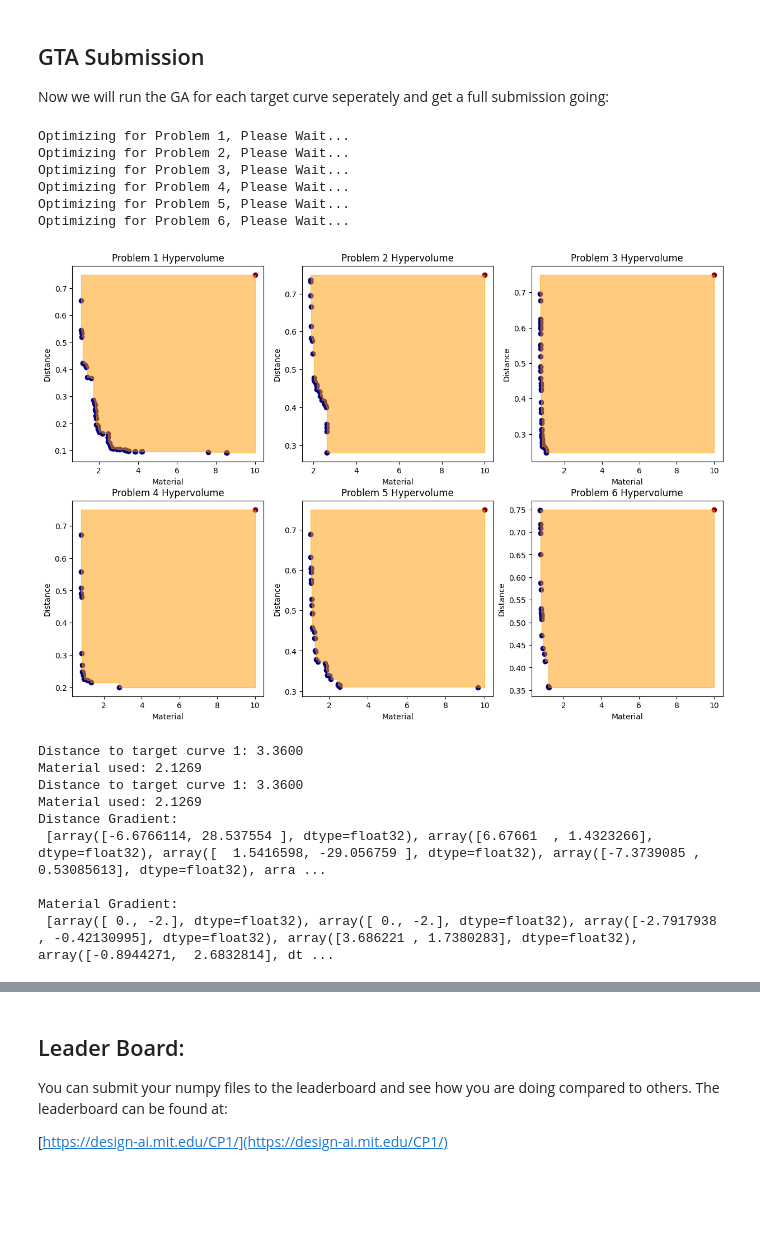
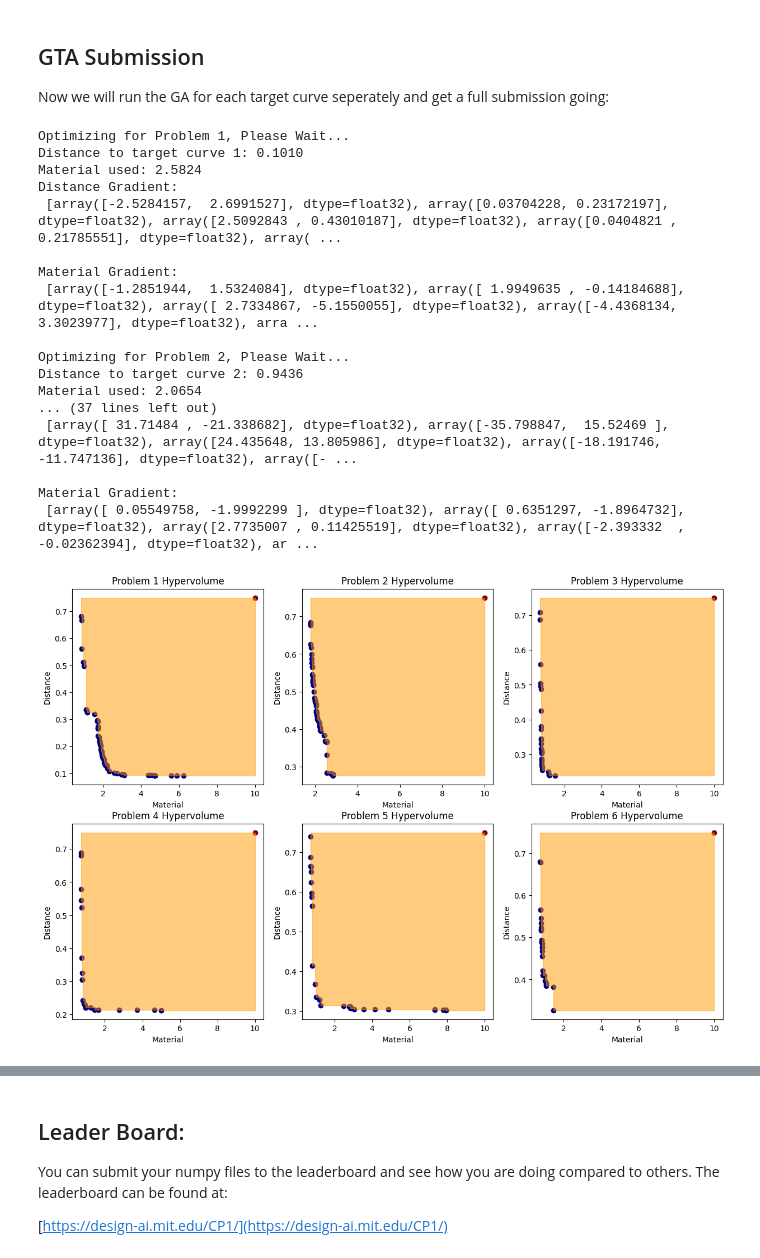
Before and after one commit to gtadams/2155-Optimization-Challenge-Problem, a Jupyter notebook: StarterNotebook_GTA.ipynb, the cells around one changed output, grey strips where cells are left out. Drawn from its saved outputs; the diff is of its cells as text; code cells hidden in the pictures; blank space fills up the shorter version.

Commit message:
bad updates to advanced notebook - need to figure out pre-processing

```diff
--- a/StarterNotebook_GTA.ipynb
+++ b/StarterNotebook_GTA.ipynb
@@ -193,14 +193,14 @@ motor = np.array([0,2])
 # plt.figure(figsize=(5,5))
 # visualizer(x0, edges, fixed_joints, motor, ax=plt.gca())
 # %%
-population_size = 250
-num_generations = 80
+population_size = 500
+num_generations = 100
+curves_to_run = [0, 1, 2, 3, 4, 5]
 # %%
-ga_visualizer = GAVisualizer()
 submission = make_empty_submission()
 full_results = submission.copy()
 
-for i in range(len(target_curves)):
+for i in curves_to_run:
 
     print(f"Optimizing for Problem {i+1}, Please Wait...")
 
@@ -237,72 +237,62 @@ for i in range(len(target_curves)):
                 'x0': x0_member,
                 'edges': edges,
                 'fixed_joints': fixed_joints,
                 'motor': motor,
                 'target_joint': None # None means it will automatically use the most complex joint (the last joint in our case)
             }
 
             submission[f'Problem {i+1}'].append(mech)
             full_results[f'Problem {i+1}'] = results
 
+        distance, material, distance_grad, material_grad = gradient_tools(x0_member,
+                                        edges,
+                                        fixed_joints,
+                                        motor,
+                                        target_curves[0],
+                                        target_idx=None # if you do not specify a target node index, it will automatically use the most complex joint (the last joint in our case)
+                                    )
+        print(f"Distance to target curve {i+1}: {distance:.4f}")
+        print(f"Material used: {material:.4f}")
+        print(f"Distance Gradient:\n {distance_grad}\n")
+        print(f"Material Gradient:\n {material_grad}\n")
+
 
 # now let's evaluate the pareto efficient solutions for all problems
+ga_visualizer = GAVisualizer()
 plt.subplots(2, 3, figsize=(15, 10))
 for i in range(len(target_curves)):
     if isinstance(full_results[f'Problem {i+1}'], list) or full_results[f'Problem {i+1}'].X is None:
         print(f'Did Not Find Solutions for Problem {i+1}!!')
         plt.subplot(2, 3, i+1)
         plt.text(0.5, 0.5, 'No Solutions Found', horizontalalignment='center', verticalalignment='center', fontsize=12)
         plt.axis('off')
         continue
     ga_visualizer.plot_HV(
         F=full_results[f'Problem {i+1}'].F,
         ref=np.array([0.75, 10.0]),
         ax=plt.subplot(2, 3, i+1),
         objective_labels=['Distance', 'Material']
     )
     plt.title(f'Problem {i+1} Hypervolume')
 # %% [output]
 Optimizing for Problem 1, Please Wait...
+Distance to target curve 1: 0.1010
+Material used: 2.5824
+Distance Gradient:
+ [array([-2.5284157,  2.6991527], dtype=float32), array([0.03704228, 0.23172197], dtype=float32), array([2.5092843 , 0.43010187], dtype=float32), array([0.0404821 , 0.21785551], dtype=float32), array( ...
+
+Material Gradient:
+ [array([-1.2851944,  1.5324084], dtype=float32), array([ 1.9949635 , -0.14184688], dtype=float32), array([ 2.7334867, -5.1550055], dtype=float32), array([-4.4368134,  3.3023977], dtype=float32), arra ...
+
 Optimizing for Problem 2, Please Wait...
-Optimizing for Problem 3, Please Wait...
-Optimizing for Problem 4, Please Wait...
-Optimizing for Problem 5, Please Wait...
-Optimizing for Problem 6, Please Wait...
+Distance to target curve 2: 0.9436
+Material used: 2.0654
+... (37 lines left out)
+ [array([ 31.71484 , -21.338682], dtype=float32), array([-35.798847,  15.52469 ], dtype=float32), array([24.435648, 13.805986], dtype=float32), array([-18.191746, -11.747136], dtype=float32), array([- ...
+
+Material Gradient:
+ [array([ 0.05549758, -1.9992299 ], dtype=float32), array([ 0.6351297, -1.8964732], dtype=float32), array([2.7735007 , 0.11425519], dtype=float32), array([-2.393332  , -0.02362394], dtype=float32), ar ...
-[figure, old version]
+[figure, new version]
-# %%
-distance, material = optimization_tools(x0,
-                                        edges,
-                                        fixed_joints,
-                                        motor,
-                                        target_curves[0],
-                                        target_idx=None # if you do not specify a target node index, it will automatically use the most complex joint (the last joint in our case)
-                                    )
-
-print(f"Distance to target curve 1: {distance:.4f}")
-print(f"Material used: {material:.4f}")
-
-distance, material, distance_grad, material_grad = gradient_tools(x0,
-                                        edges,
-                                        fixed_joints,
-                                        motor,
-                                        target_curves[0],
-                                        target_idx=None
-                                    )
-
-print(f"Distance to target curve 1: {distance:.4f}")
-print(f"Material used: {material:.4f}")
-print(f"Distance Gradient:\n {distance_grad}\n")
-print(f"Material Gradient:\n {material_grad}\n")
-# %% [output]
-Distance to target curve 1: 3.3600
-Material used: 2.1269
-Distance to target curve 1: 3.3600
-Material used: 2.1269
-Distance Gradient:
- [array([-6.6766114, 28.537554 ], dtype=float32), array([6.67661  , 1.4323266], dtype=float32), array([  1.5416598, -29.056759 ], dtype=float32), array([-7.3739085 ,  0.53085613], dtype=float32), arra ...
-
-Material Gradient:
- [array([ 0., -2.], dtype=float32), array([ 0., -2.], dtype=float32), array([-2.7917938 , -0.42130995], dtype=float32), array([3.686221 , 1.7380283], dtype=float32), array([-0.8944271,  2.6832814], dt ...
 # %%
 scores = evaluate_submission(submission)
 
```
Also changed, not shown: parts of 3 cells of this notebook, 1 other file.
